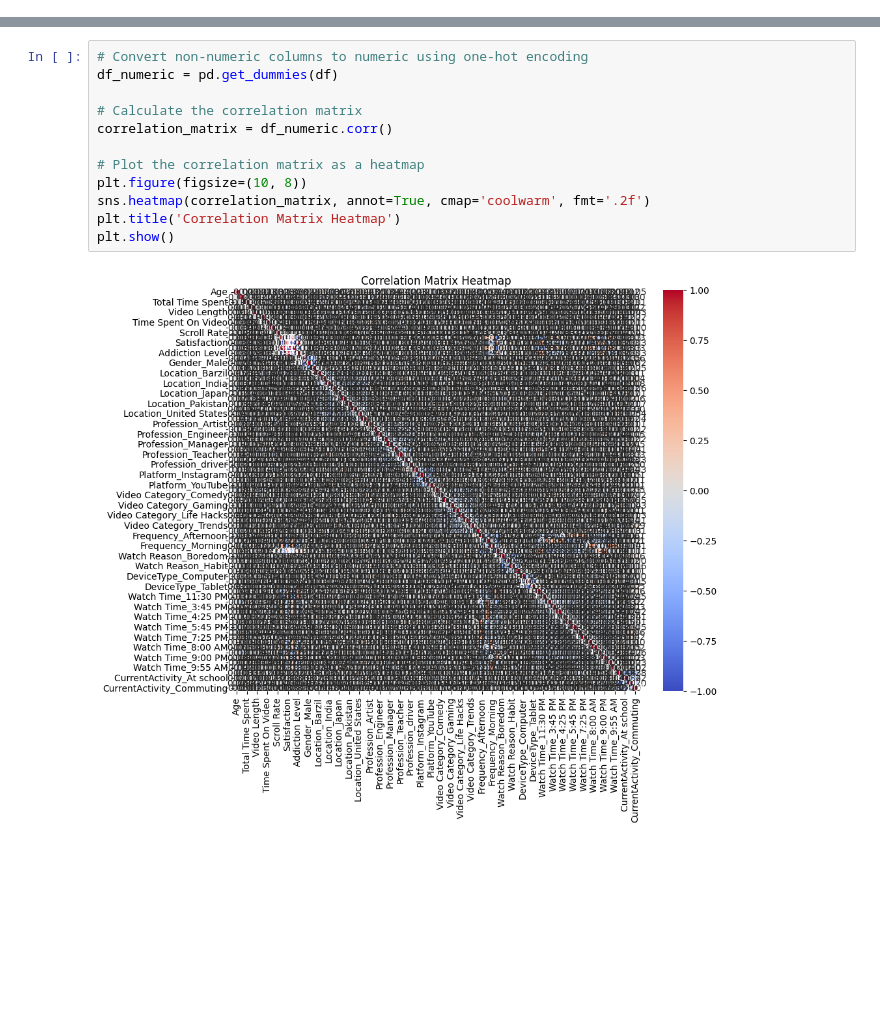
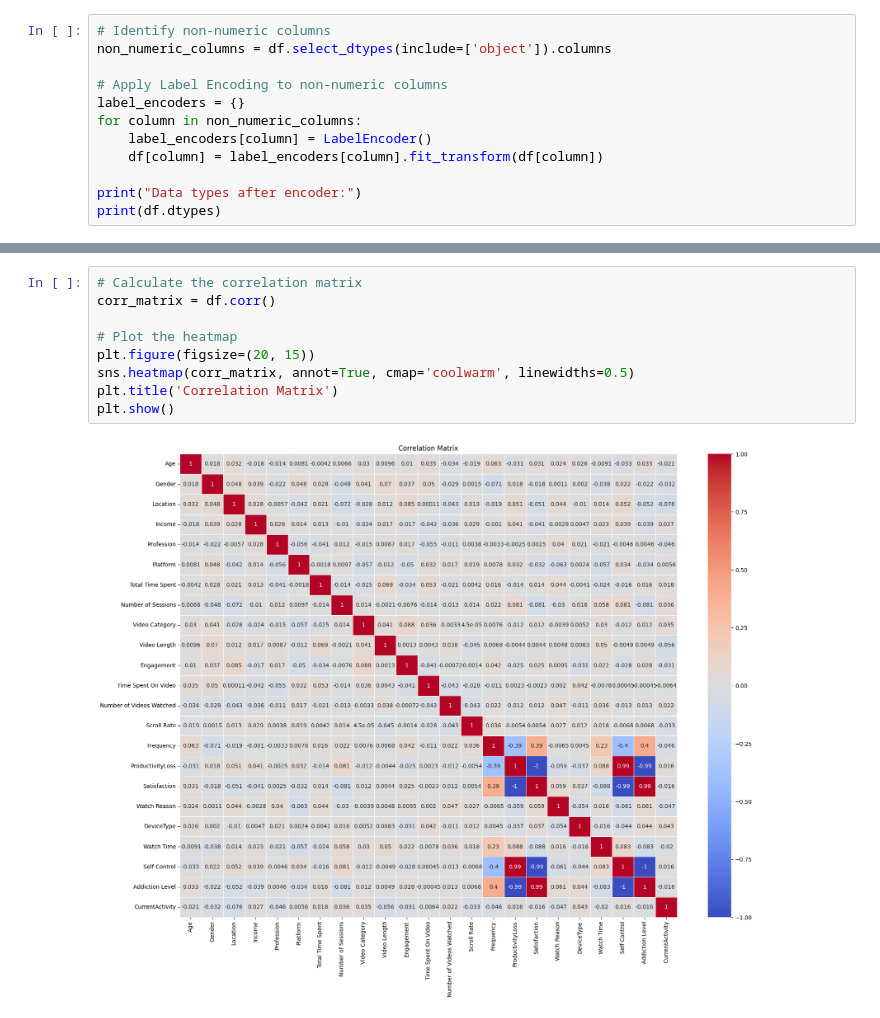
Before and after one commit to quiet98k/Chinese-Digit-Classifier, a Jupyter notebook: data_eda.ipynb, the cells around one changed output, grey strips where cells are left out. Drawn from its saved outputs; the diff is of its cells as text; blank space fills up the shorter version.

Commit message:
print distribution, box-plot, and heat map for data

```diff
--- a/data_eda.ipynb
+++ b/data_eda.ipynb
@@ -13,0 +54,12 @@ Features:  ['Age', 'Gender', 'Location', 'Income', 'Profession', 'Platform', 'To
+# %%
+# Identify non-numeric columns
+non_numeric_columns = df.select_dtypes(include=['object']).columns
+
+# Apply Label Encoding to non-numeric columns
+label_encoders = {}
+for column in non_numeric_columns:
+    label_encoders[column] = LabelEncoder()
+    df[column] = label_encoders[column].fit_transform(df[column])
+
+print("Data types after encoder:")
+print(df.dtypes)
@@ -14,14 +117,11 @@ Features:  ['Age', 'Gender', 'Location', 'Income', 'Profession', 'Platform', 'To
 # %%
-# Convert non-numeric columns to numeric using one-hot encoding
-df_numeric = pd.get_dummies(df)
+# Calculate the correlation matrix
+corr_matrix = df.corr()
 
-# Calculate the correlation matrix
-correlation_matrix = df_numeric.corr()
-
-# Plot the correlation matrix as a heatmap
-plt.figure(figsize=(10, 8))
-sns.heatmap(correlation_matrix, annot=True, cmap='coolwarm', fmt='.2f')
-plt.title('Correlation Matrix Heatmap')
+# Plot the heatmap
+plt.figure(figsize=(20, 15))
+sns.heatmap(corr_matrix, annot=True, cmap='coolwarm', linewidths=0.5)
+plt.title('Correlation Matrix')
 plt.show()
 # %% [output]
-[figure, old version]
+[figure, new version]
```
Also changed, not shown: parts of 6 cells of this notebook.
